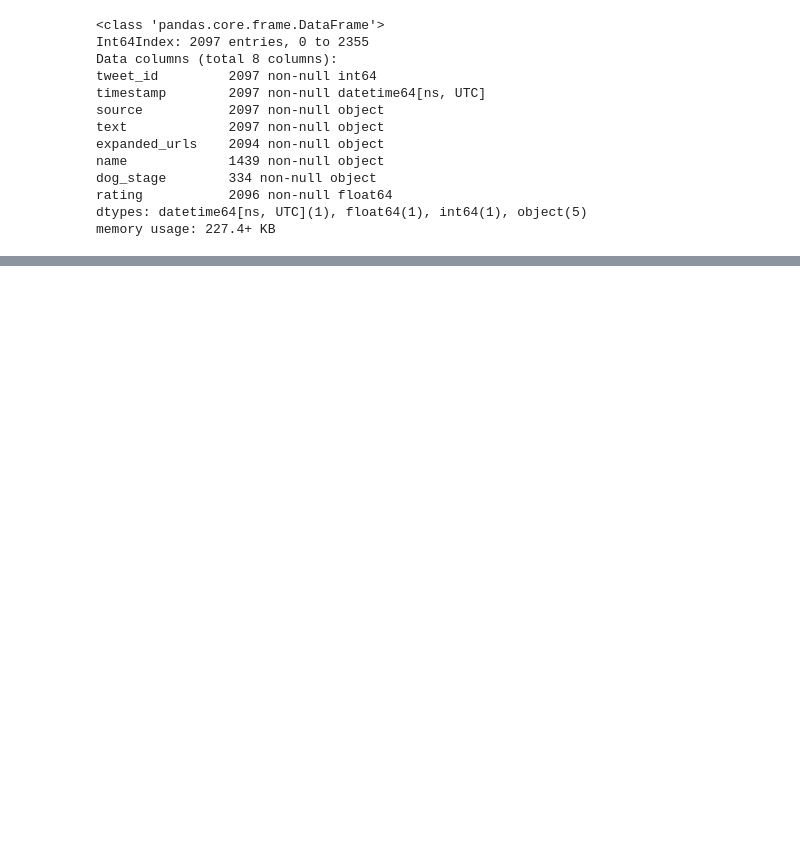
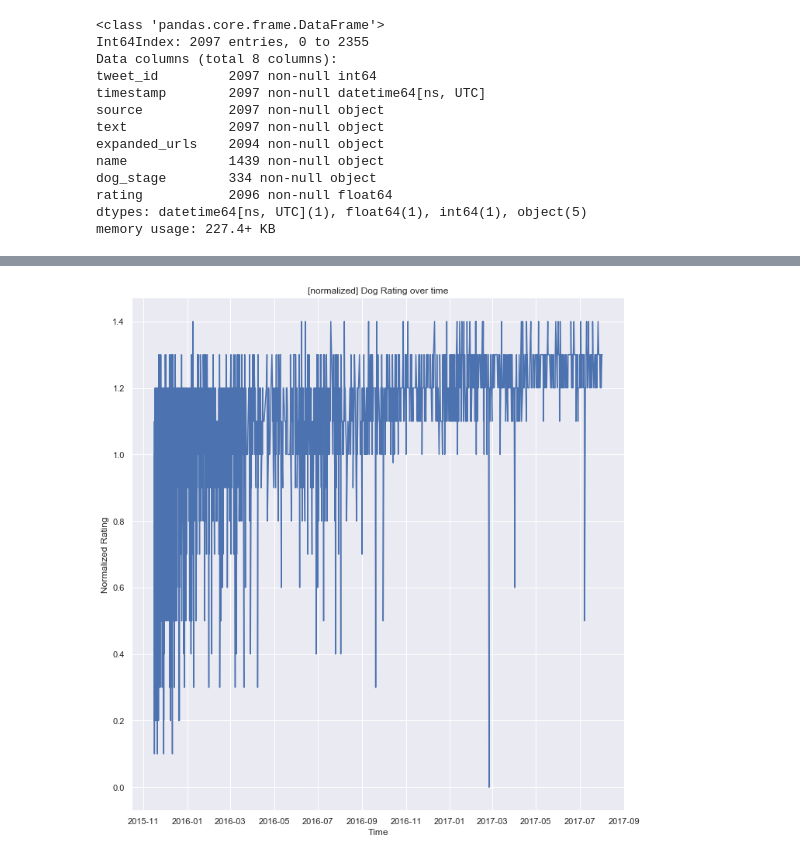
Before and after one commit to loeakaodas/dand_wrangle_and_analyze_data, a Jupyter notebook: wrangle_act.ipynb, the cells around one changed output, grey strips where cells are left out. Cells and saved outputs as stored; diff of their text form; code cells hidden in the pictures; blank space fills up the shorter version.

```diff
--- a/wrangle_act.ipynb
+++ b/wrangle_act.ipynb
@@ -614,0 +787,12 @@ df[(df.retweet_count.isna()) | (df.favorite_count.isna())]
+# %%
+# Drop outliers that make the plot readable
+no_outliers = df.drop(df[df.rating > 10].index)
+
+# Plot the data as a scatter plot to show how the ratings are distributed
+sns.relplot(x='timestamp', y='rating', height=10, kind='line', data=no_outliers)
+
+plt.xlabel('Time')
+plt.ylabel('Normalized Rating')
+plt.title('[normalized] Dog Rating over time');
+# %% [output]
+[figure, added]
```
Also changed, not shown: parts of 32 cells of this notebook, 3 other files.
